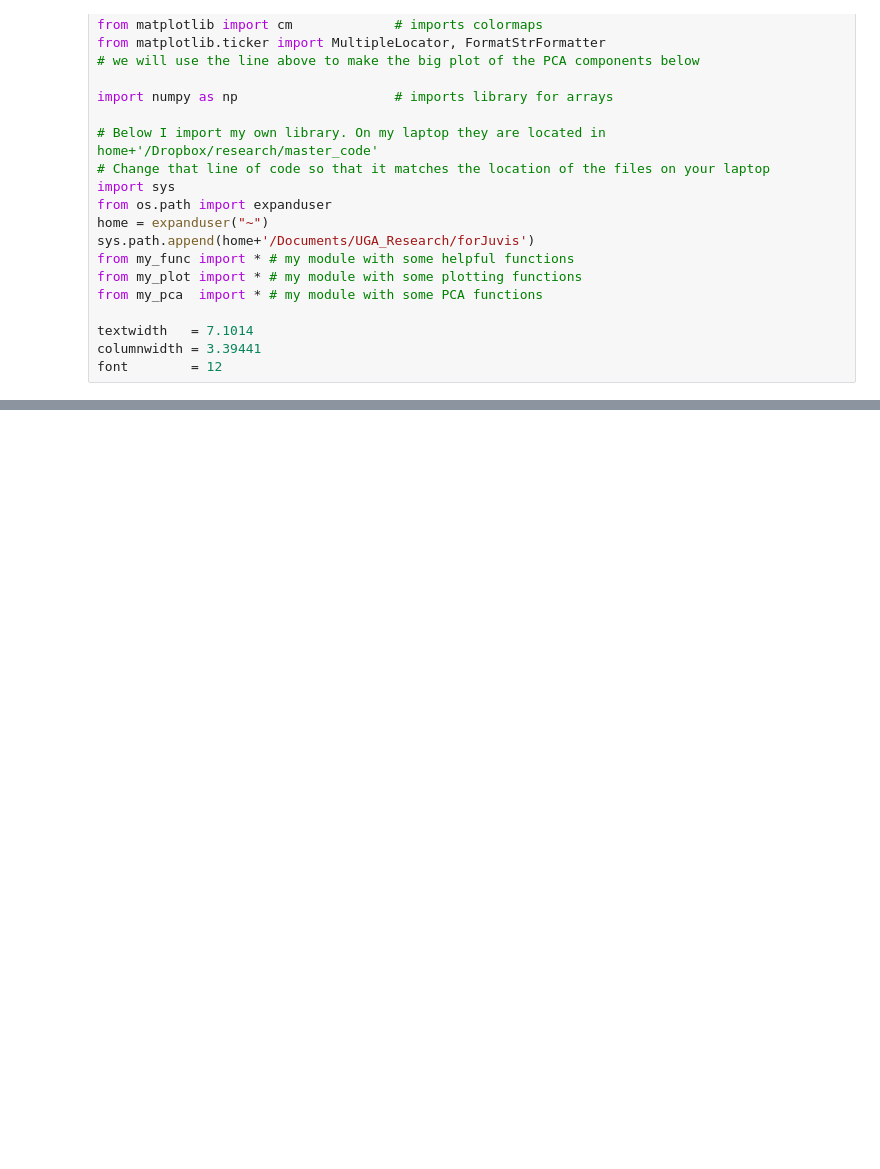
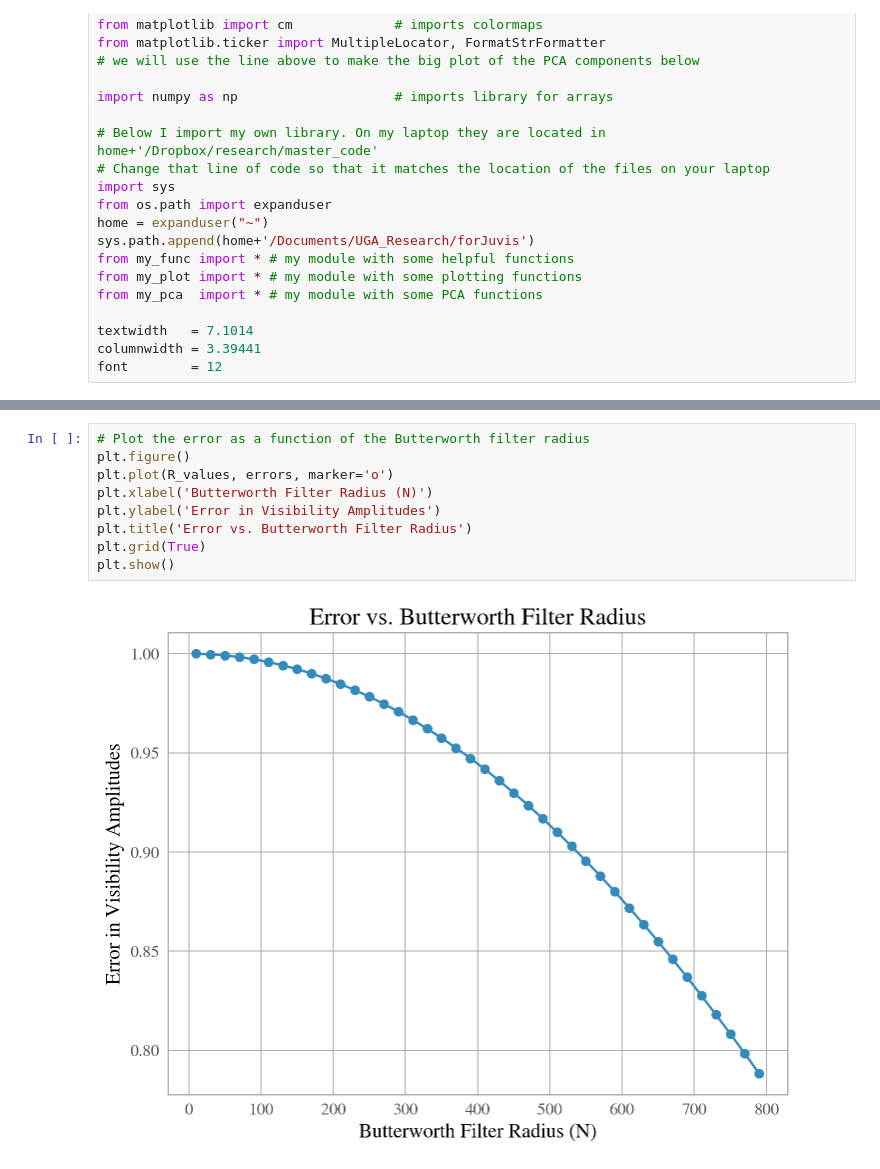
Before and after one commit to Juvis237/PCASummer_Research2024, a Jupyter notebook: blurring_BW.ipynb, the cells around one changed output, grey strips where cells are left out. Drawn from its saved outputs; the diff is of its cells as text; blank space fills up the shorter version.

```diff
--- a/blurring_BW.ipynb
+++ b/blurring_BW.ipynb
@@ -375,0 +426,11 @@ plot_log_image(image,title='Original',  logScale=True) # plotting the original i
+# %%
+# Plot the error as a function of the Butterworth filter radius
+plt.figure()
+plt.plot(R_values, errors, marker='o')
+plt.xlabel('Butterworth Filter Radius (N)')
+plt.ylabel('Error in Visibility Amplitudes')
+plt.title('Error vs. Butterworth Filter Radius')
+plt.grid(True)
+plt.show()
+# %% [output]
+[figure, added]
```
Also changed, not shown: parts of 15 cells of this notebook.
